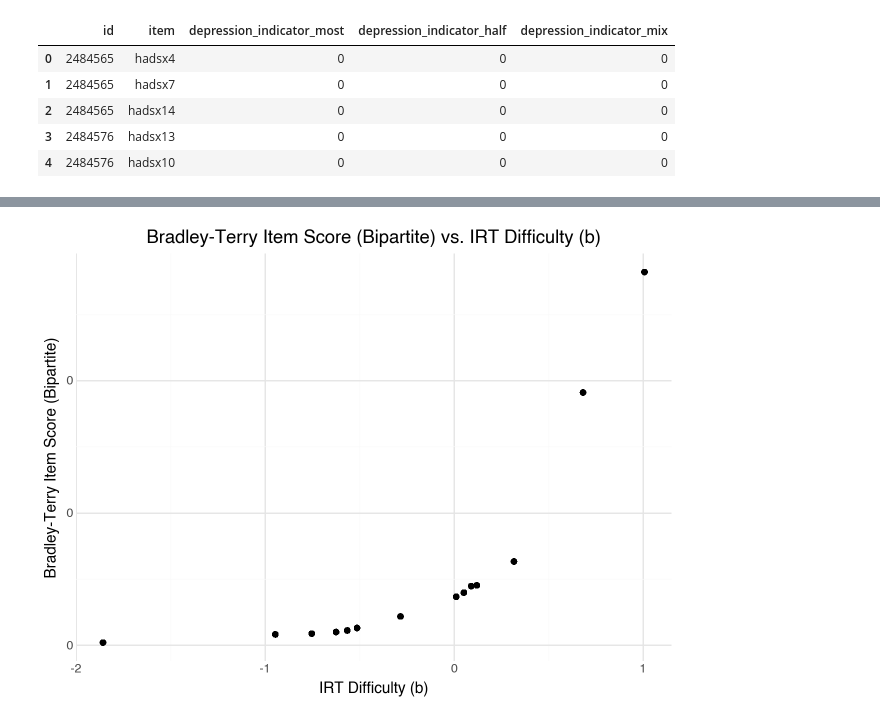
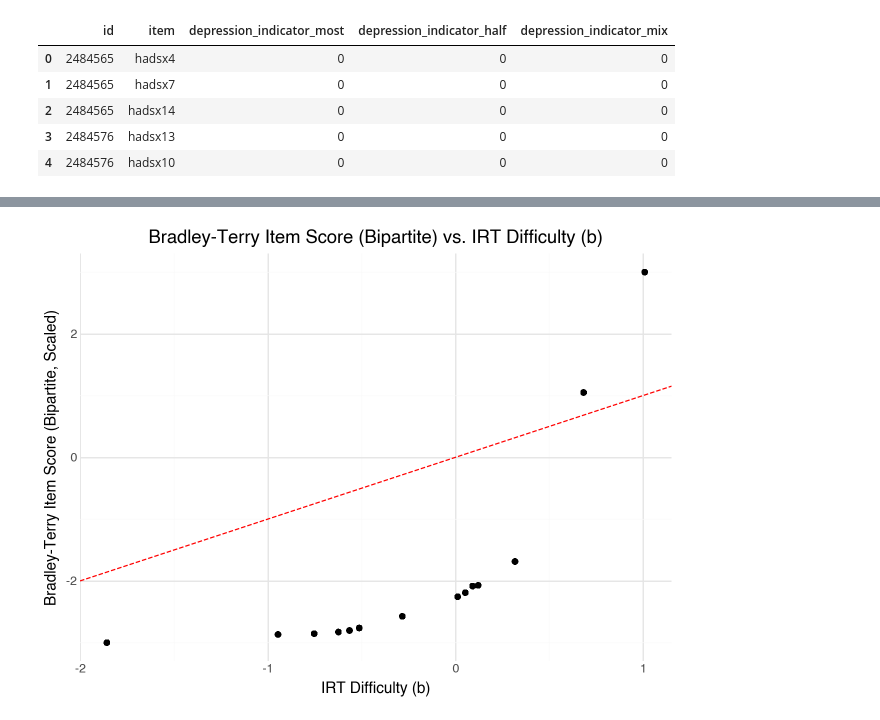
Before and after one commit to mlchrzan/llmpairs, a Jupyter notebook: notebooks/eda.ipynb, the cells around one changed output, grey strips where cells are left out. Cells and saved outputs as stored; diff of their text form; code cells hidden in the pictures.

```diff
--- a/notebooks/eda.ipynb
+++ b/notebooks/eda.ipynb
@@ -924,17 +924,23 @@ df_all_ind_rescored.head()
 | 3 | 2484576 | 1172250903 | hadsx13 | 1 | During the past 7 days | I can sit at ease and feel relaxed: | During the past 7 days: I can sit... | 1.791723 | ... |
 | 4 | 2484576 | 1172250903 | hadsx10 | 1 | During the past 7 days | I look forward with enjoyment to ... | During the past 7 days: I look fo... | 2.401031 | ... |
 # %%
+# Rescale the Bradley-Terry scores to be on a similar scale as the IRT difficulty (b) for better comparison
+from sklearn.preprocessing import MinMaxScaler
+scaler = MinMaxScaler(feature_range=(-3, 3))  # scale to range of typical IRT b parameters
+df_all_ind_rescored['BT_Score_Item_Bipartite_Scaled'] = scaler.fit_transform(df_all_ind_rescored[['BT_Score_Item_Bipartite']])
+
 # Plot the difficulty_b vs. BT_Score_Item_Bipartite using plotnine
-from plotnine import ggplot, aes, geom_point, geom_smooth, labs, theme_minimal
+from plotnine import ggplot, aes, geom_point, geom_smooth, labs, theme_minimal, geom_abline
 
 (
-    ggplot(df_all_ind_rescored, aes(x='difficulty_b', y='BT_Score_Item_Bipartite')) +
+    ggplot(df_all_ind_rescored, aes(x='difficulty_b', y='BT_Score_Item_Bipartite_Scaled')) +
     geom_point() +
     # geom_smooth(method='lowess', se=False) +
+    geom_abline(slope=1, intercept=0, linetype='dashed', color='red') +  # reference line
     labs(title='Bradley-Terry Item Score (Bipartite) vs. IRT Difficulty (b)',
          x='IRT Difficulty (b)',
-         y='Bradley-Terry Item Score (Bipartite)') +
+         y='Bradley-Terry Item Score (Bipartite, Scaled)') +
     theme_minimal()
 )
 # %% [output]
-[figure, old version]
+[figure, new version]
```
Also changed, not shown: 6 other files.
